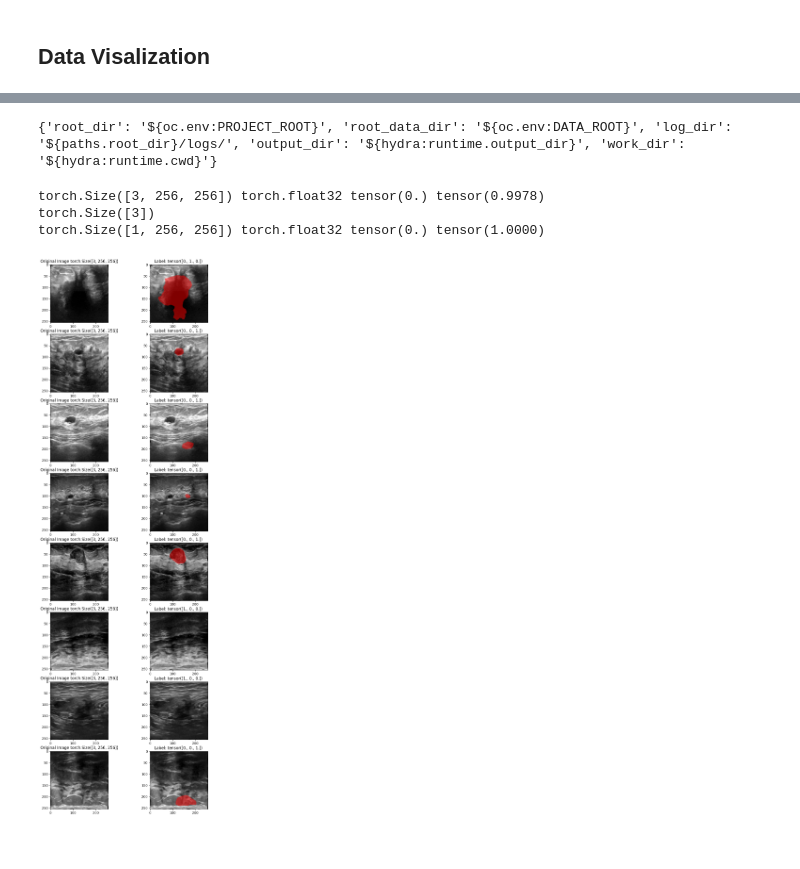
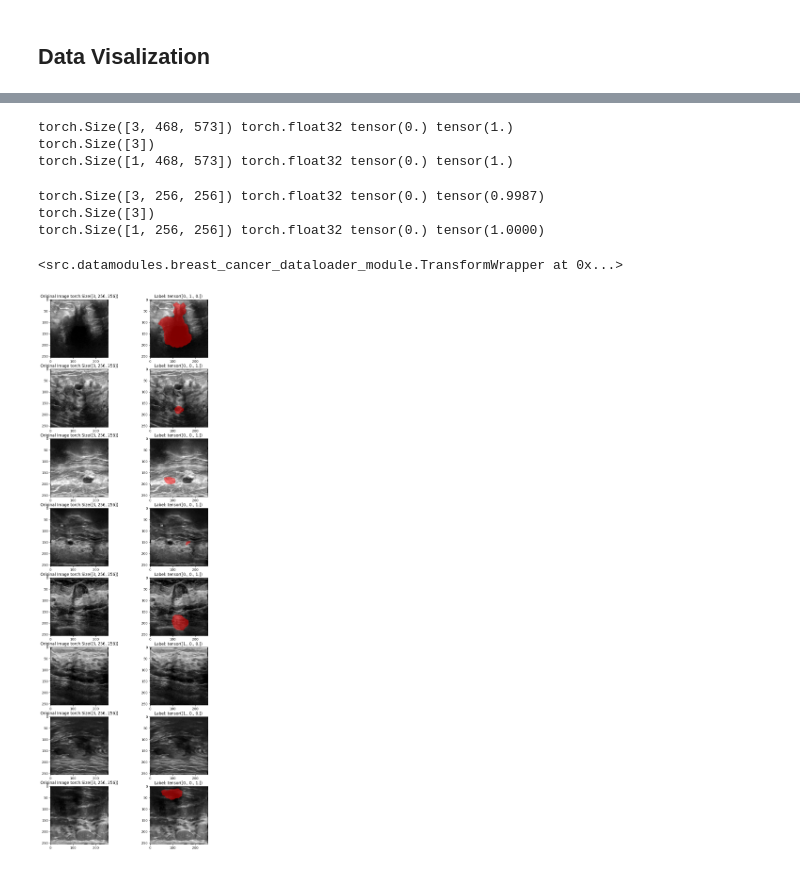
Before and after one commit to vivekpatel99/PyTorch-Breast-Ultrasound-Segmentation, a Jupyter notebook: notebooks/01_exploratory_data_analysis.ipynb, the cells around one changed output, grey strips where cells are left out. Cells and saved outputs as stored; diff of their text form; code cells hidden in the pictures.

Commit message:
data pipline works with hydra

```diff
--- a/notebooks/01_exploratory_data_analysis.ipynb
+++ b/notebooks/01_exploratory_data_analysis.ipynb
@@ -169,9 +172,9 @@ label_mapping
+# %%
+from torchvision.utils import draw_segmentation_masks
+
+data_module = hydra.utils.instantiate(cfg.datamodule)
+dataset = data_module.dataset  # already initialized BreastCancerDataset
 # %%
-from torchvision.utils import draw_segmentation_masks
-
-from src.datamodules.components.breast_cancer_dataset import BreastCancerDataset
-
-dataset = BreastCancerDataset(cfg=cfg)
 inv_label_mapping = {v: k for k, v in dataset.label_mapping.items()}
 # %%
 print(dataset.labels)
@@ -220,12 +223,5 @@ for i, ran_idx in enumerate(num_list[:8]):
-# %%
-from src.datamodules.breast_cancer_dataloader_module import BreastCancerDataLoaderModule
-
-dloader = BreastCancerDataLoaderModule(cfg=cfg)
-train_dataset = dloader.train_dataloader()
-# %% [output]
-{'root_dir': '${oc.env:PROJECT_ROOT}', 'root_data_dir': '${oc.env:DATA_ROOT}', 'log_dir': '${paths.root_dir}/logs/', 'output_dir': '${hydra:runtime.output_dir}', 'work_dir': '${hydra:runtime.cwd}'}
 # %%
-for image, target in train_dataset.dataset:
+for image, target in data_module.train_dataset:
     print(image.shape, image.dtype, image.min(), image.max())
     print(target["labels"].shape)
     print(
@@ -233,21 +229,41 @@ for image, target in train_dataset.dataset:
     )
     break
 # %% [output]
-torch.Size([3, 256, 256]) torch.float32 tensor(0.) tensor(0.9978)
+torch.Size([3, 468, 573]) torch.float32 tensor(0.) tensor(1.)
 torch.Size([3])
-torch.Size([1, 256, 256]) torch.float32 tensor(0.) tensor(1.0000)
+torch.Size([1, 468, 573]) torch.float32 tensor(0.) tensor(1.)
+# %%
+train_dl = data_module.train_dataloader()
+
+for image, target in train_dl.dataset:
+    print(image.shape, image.dtype, image.min(), image.max())
+    print(target["labels"].shape)
+    print(
+        target["masks"].shape, target["masks"].dtype, target["masks"].min(), target["masks"].max()
+    )
+    break
+# %% [output]
+torch.Size([3, 256, 256]) torch.float32 tensor(0.) tensor(0.9987)
+torch.Size([3])
+torch.Size([1, 256, 256]) torch.float32 tensor(0.) tensor(1.0000)
+# %%
+train_dl.dataset
+# %% [output]
+<src.datamodules.breast_cancer_dataloader_module.TransformWrapper at 0x...>
 # %%
 fig, axs = plt.subplots(8, 2, figsize=(10, 30))
-train_dataset = train_dataset.dataset
-for i, (image, target) in enumerate(train_dataset[:8]):
+
+for i, (image, target) in enumerate(train_dl.dataset):
+    if i >= 8:
+        break
     # Plot the original image on the left
     axs[i, 0].imshow(image.permute(1, 2, 0))
     axs[i, 0].set_title(f"Original Image {image.shape}")
 
     mask_bool = target["masks"] > 0.5  # convert mask to bool
     seg_img = draw_segmentation_masks(image, mask_bool, alpha=0.5, colors="red")
     axs[i, 1].imshow(seg_img.permute(1, 2, 0))
     label = target["labels"]
     axs[i, 1].set_title(f"Label: {label} ")
 # %% [output]
-[figure, old version]
+[figure, new version]
```
Also changed, not shown: parts of 6 cells of this notebook, 1 other file.
